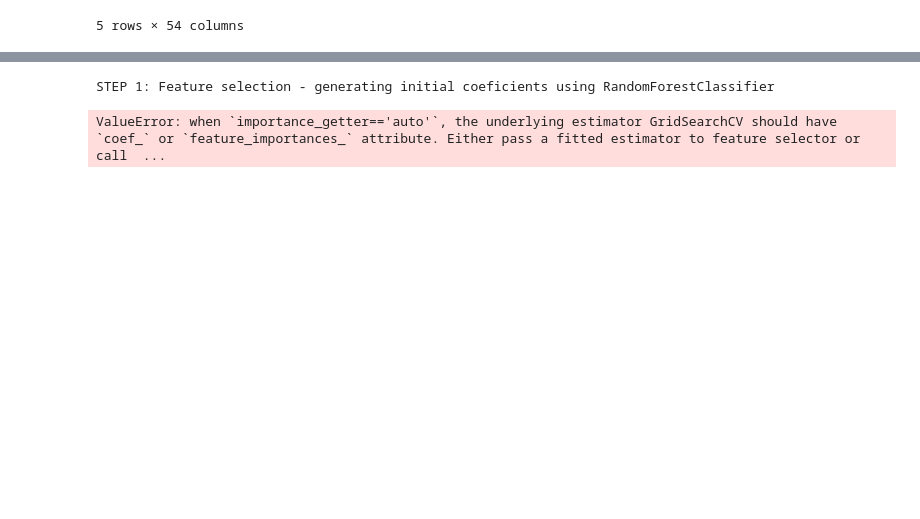
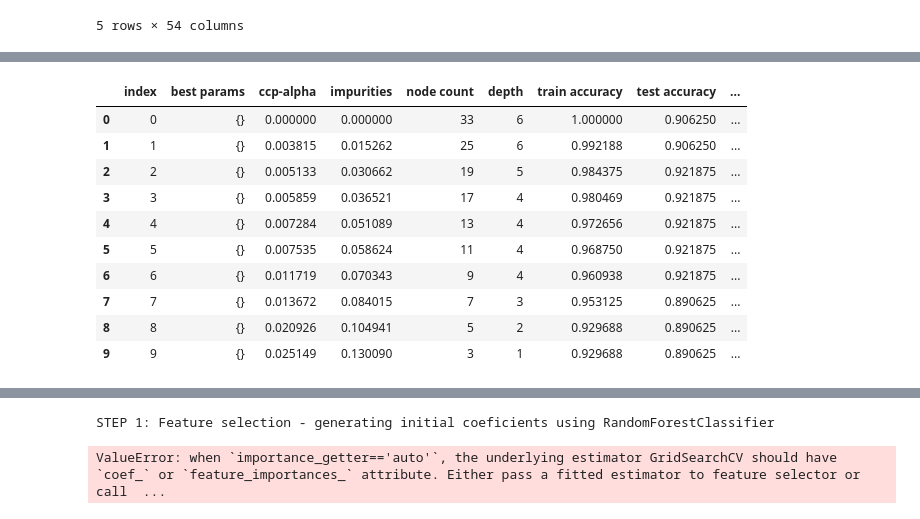
Before and after one commit to codemonkey1101/ucb-mlai-capstone, a Jupyter notebook: feature_evaluation.ipynb, the cells around one changed output, grey strips where cells are left out. Saved outputs shown, nothing was run; the diff lists cells and outputs as text; code cells hidden in the pictures; blank space fills up the shorter version.

```diff
--- a/feature_evaluation.ipynb
+++ b/feature_evaluation.ipynb
@@ -473,0 +490,15 @@ def createSelectedFeatureList(X_train, y_train, X_test, y_test, model_name, mode
+# %%
+step2_pruning_path_results_df, pruning_paths = calculateOptimalPath(X_lte_2020, y_lte_2020_encoded, X_gt_2020, y_gt_2020_encoded)
+step2_pruning_path_results_df
+# %% [output]
+|  | index | best params | ccp-alpha | impurities | node count | depth | train accuracy | test accuracy | ... |
+| 0 | 0 | {} | 0.000000 | 0.000000 | 33 | 6 | 1.000000 | 0.906250 | ... |
+| 1 | 1 | {} | 0.003815 | 0.015262 | 25 | 6 | 0.992188 | 0.906250 | ... |
+| 2 | 2 | {} | 0.005133 | 0.030662 | 19 | 5 | 0.984375 | 0.921875 | ... |
+| 3 | 3 | {} | 0.005859 | 0.036521 | 17 | 4 | 0.980469 | 0.921875 | ... |
+| 4 | 4 | {} | 0.007284 | 0.051089 | 13 | 4 | 0.972656 | 0.921875 | ... |
+| 5 | 5 | {} | 0.007535 | 0.058624 | 11 | 4 | 0.968750 | 0.921875 | ... |
+| 6 | 6 | {} | 0.011719 | 0.070343 | 9 | 4 | 0.960938 | 0.921875 | ... |
+| 7 | 7 | {} | 0.013672 | 0.084015 | 7 | 3 | 0.953125 | 0.890625 | ... |
+| 8 | 8 | {} | 0.020926 | 0.104941 | 5 | 2 | 0.929688 | 0.890625 | ... |
+| 9 | 9 | {} | 0.025149 | 0.130090 | 3 | 1 | 0.929688 | 0.890625 | ... |
```
Also changed, not shown: parts of 11 cells of this notebook, 6 other files.
